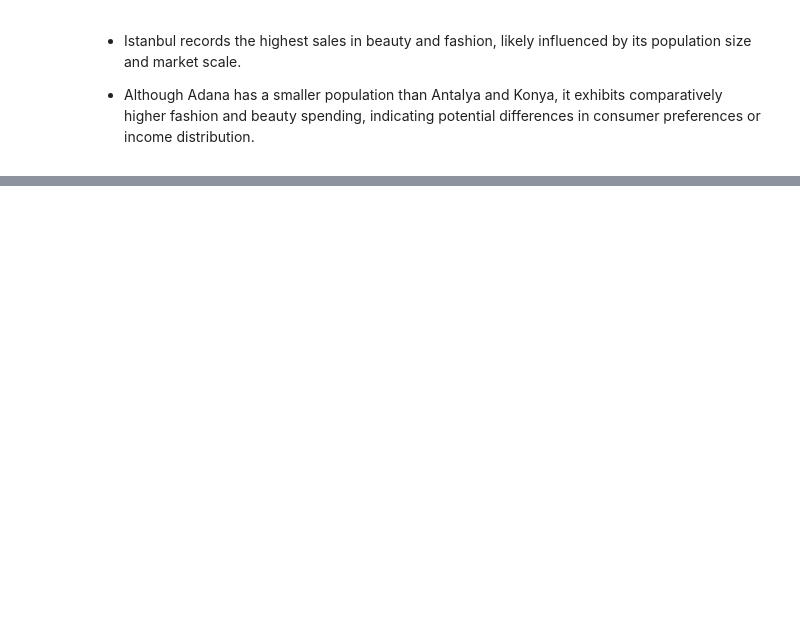
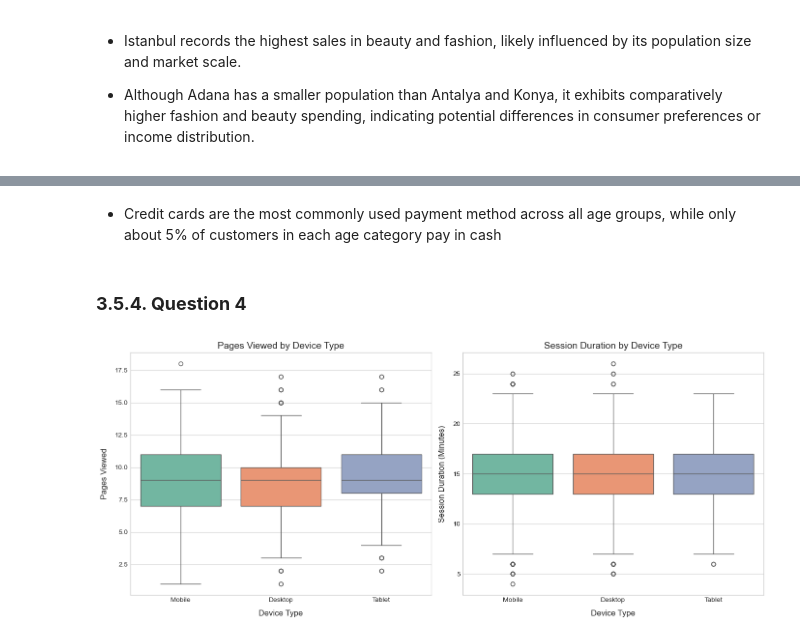
Before and after one commit to danielcamacho9712/EDA_E-Commerce_Project, a Jupyter notebook: eda_project.ipynb, the cells around one changed output, grey strips where cells are left out. Cells and saved outputs as stored; diff of their text form; code cells hidden in the pictures; blank space fills up the shorter version.

```diff
--- a/eda_project.ipynb
+++ b/eda_project.ipynb
@@ -362,0 +385,38 @@ payment_methods_gender.plot(kind='bar', figsize=(10, 6))
+# %% [markdown]
+- Credit cards are the most commonly used payment method across all age groups, while only about 5% of customers in each age category pay in cash
+# %% [markdown]
+### **3.5.4. Question 4**
+# %%
+fig, axes = plt.subplots(1, 2, figsize=(14, 6))
+
+sns.boxplot(
+    data=data_sales,
+    x='Device_Type',
+    palette='Set2',
+    y='Pages_Viewed',
+    hue ='Device_Type',
+    legend=False,
+    ax=axes[0]
+)
+axes[0].set_title('Pages Viewed by Device Type', fontsize=14)
+axes[0].set_ylabel('Pages Viewed', fontsize=12, labelpad=10)
+axes[0].set_xlabel('Device Type', fontsize=12, labelpad=10)
+
+sns.boxplot(
+    data=data_sales,
+    x='Device_Type',
+    y='Session_Duration_Minutes',
+    palette='Set2',
+    hue ='Device_Type',
+    legend=False,
+    ax=axes[1]
+)
+
+axes[1].set_title('Session Duration by Device Type', fontsize=14)
+axes[1].set_ylabel('Session Duration (Minutes)', fontsize=12, labelpad=10)
+axes[1].set_xlabel('Device Type', fontsize=12, labelpad=10)
+
+plt.tight_layout()
+plt.show()
+# %% [output]
+[figure, added]
```
Also changed, not shown: parts of 18 cells of this notebook.
